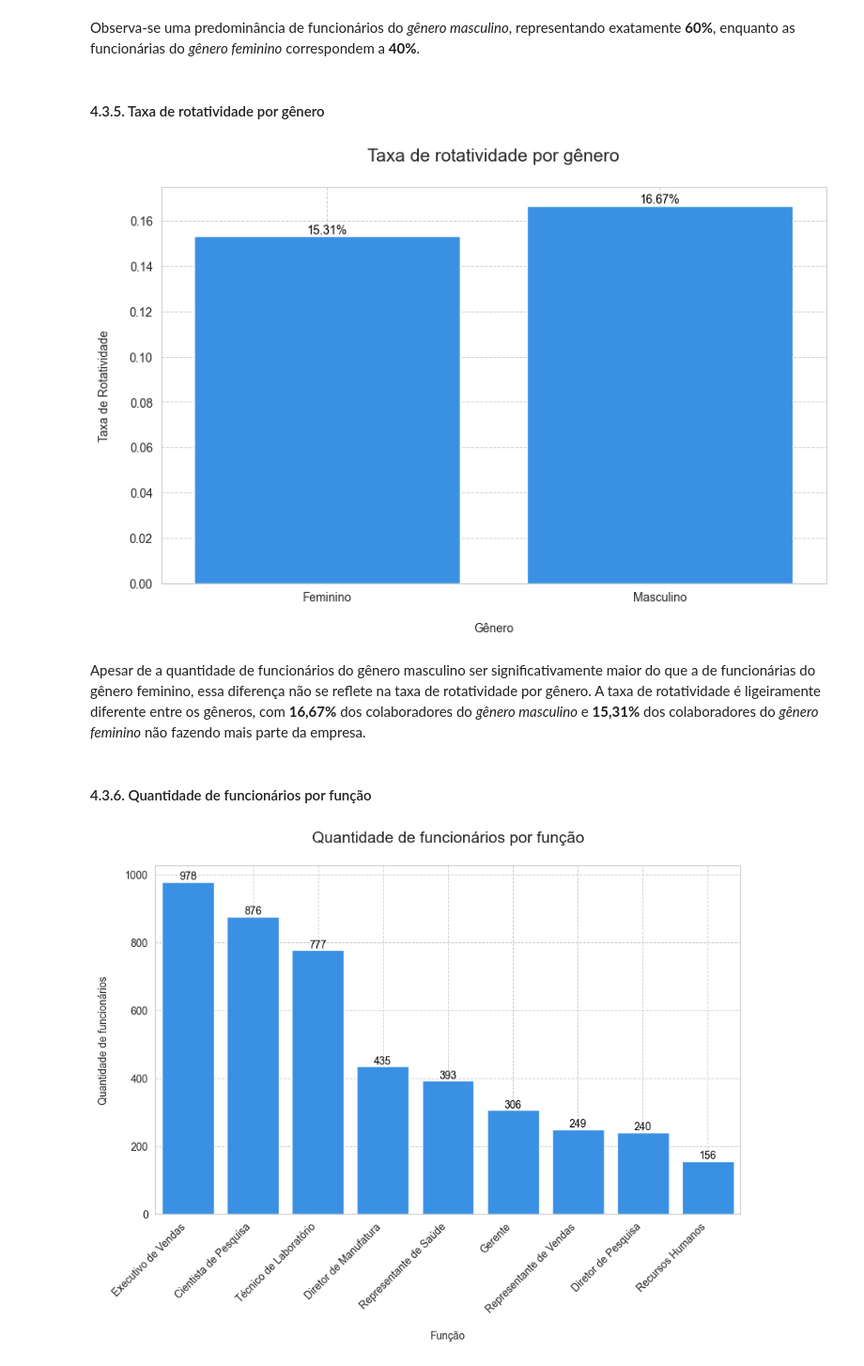
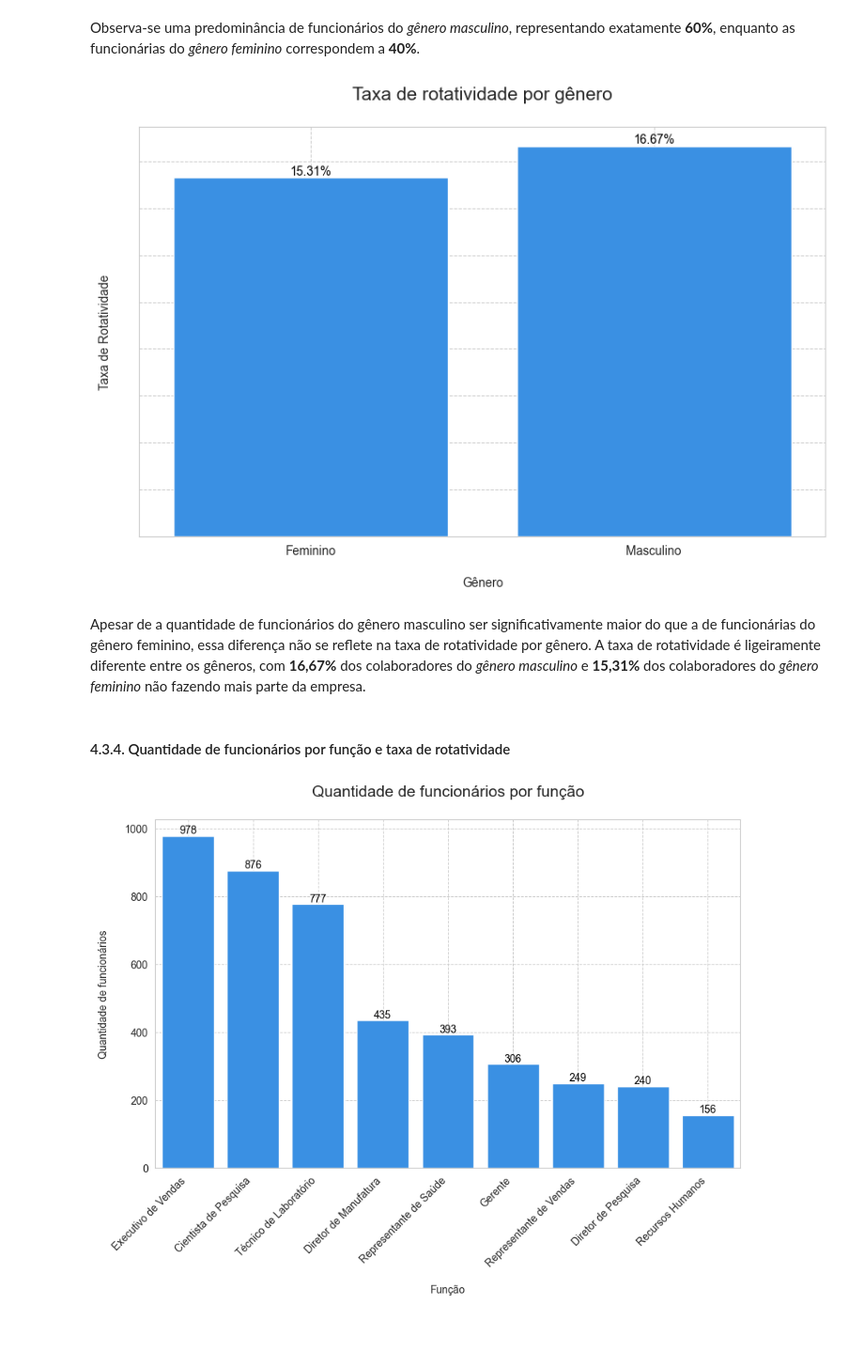
Before and after one commit to emso-exe/Analise_de_rh_-_people_analytics, a Jupyter notebook: 001_analise_de_rh.ipynb, the cells around one changed output. Shown at 94% size. Cells and saved outputs as stored; diff of their text form; code cells hidden in the pictures; blank space fills up the shorter version.

```diff
--- a/001_analise_de_rh.ipynb
+++ b/001_analise_de_rh.ipynb
@@ -560,38 +558,39 @@ plt.show()
 [figure]
 # %% [markdown]
 Observa-se uma predominância de funcionários do _gênero masculino_, representando exatamente **60%**, enquanto as funcionárias do _gênero feminino_ correspondem a **40%**.
-# %% [markdown]
-#### 4.3.5. Taxa de rotatividade por gênero
 # %%
 # Calcular a taxa de rotatividade por gênero
 rotatividade_por_genero = df_analise.groupby('Genero')['RotatividadeBin'].mean()
 
 # Criar o gráfico de barras
 plt.figure(figsize=(10,6))
 plot = sns.barplot(x=rotatividade_por_genero.index,
                    y=rotatividade_por_genero.values, palette=['dodgerblue'])
 
 # Adicionar rótulos e título
 plot.set_title('Taxa de rotatividade por gênero\n', fontsize=15)
 plot.set(xlabel='\nGênero', ylabel='Taxa de Rotatividade\n')
 plot.tick_params(axis='both', labelsize=10)
 
 # Adicionar valores sobre as barras
 for p in plot.patches:
     plot.annotate(f'{p.get_height():.2%}', (p.get_x() + p.get_width() / 2., p.get_height()),
                   ha='center', va='bottom', fontsize=10, color='black')
 
+# Removendo os valores do eixo y
+plot.set_yticklabels([])
+
 # Formatando grade do gráfico
 plt.grid(True, which='both', linestyle='--', linewidth=0.7)
 
 # Exibindo o gráfico
 plt.show()
 # %% [output]
-[figure, old version]
+[figure, new version]
 # %% [markdown]
 Apesar de a quantidade de funcionários do gênero masculino ser significativamente maior do que a de funcionárias do gênero feminino, essa diferença não se reflete na taxa de rotatividade por gênero. A taxa de rotatividade é ligeiramente diferente entre os gêneros, com **16,67%** dos colaboradores do _gênero masculino_ e **15,31%** dos colaboradores do _gênero feminino_ não fazendo mais parte da empresa.
 # %% [markdown]
-#### 4.3.6. Quantidade de funcionários por função
+#### 4.3.4. Quantidade de funcionários por função e taxa de rotatividade
 # %%
 # Calcular a quantidade de funcionários por função
 funcionarios_por_funcao = df_analise['Funcao'].value_counts()
```
Also changed, not shown: parts of 15 cells of this notebook.
